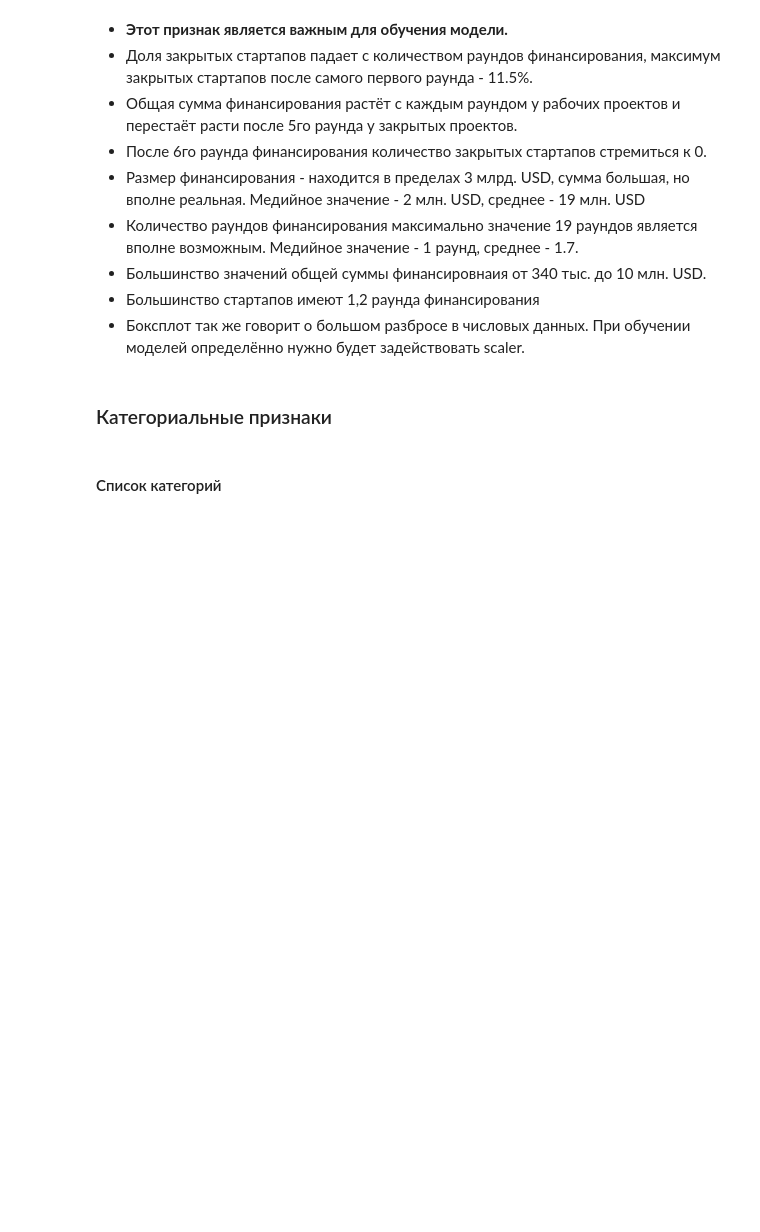
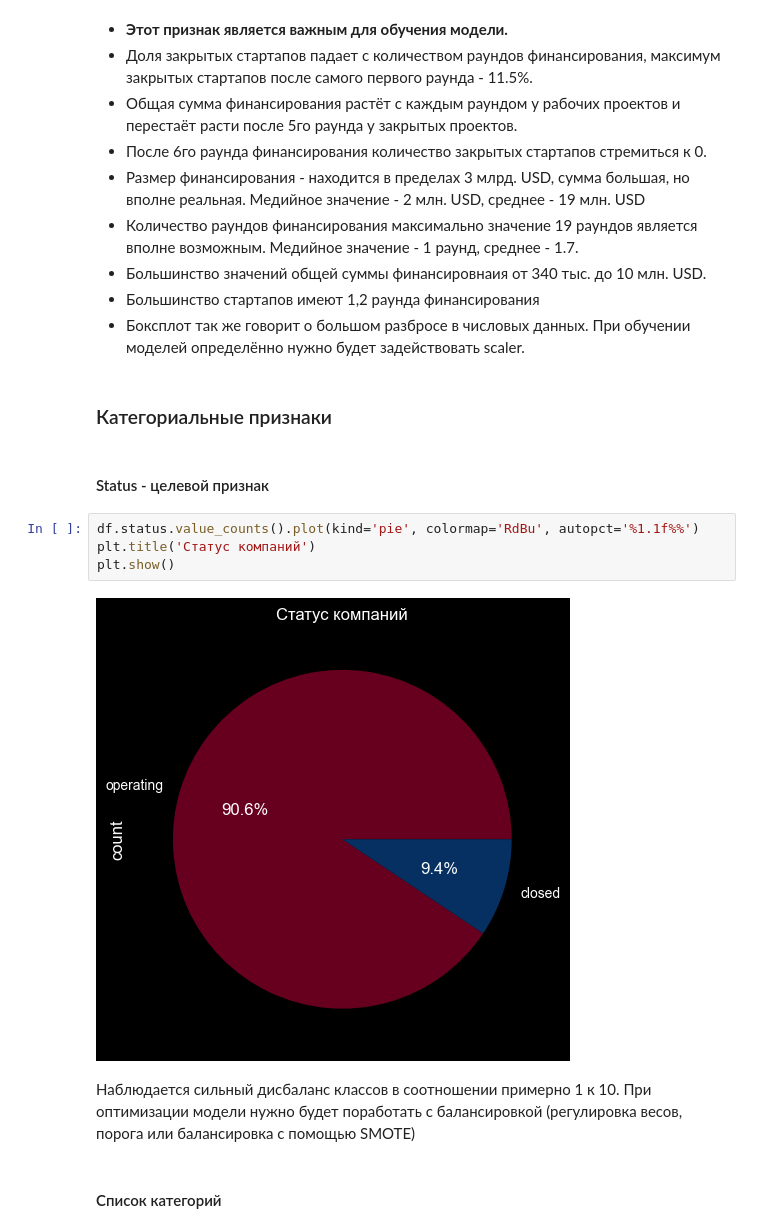
Before and after one commit to FedorSafonov/Predicting-the-success-of-startups, a Jupyter notebook: test.ipynb, the cells around one changed output. Saved outputs shown, nothing was run; the diff lists cells and outputs as text; blank space fills up the shorter version.

```diff
--- a/test.ipynb
+++ b/test.ipynb
@@ -327,6 +352,16 @@ con_data
 - Боксплот так же говорит о большом разбросе в числовых данных. При обучении моделей определённо нужно будет задействовать scaler.
 # %% [markdown]
 ### Категориальные признаки
+# %% [markdown]
+#### Status - целевой признак
+# %%
+df.status.value_counts().plot(kind='pie', colormap='RdBu', autopct='%1.1f%%')
+plt.title('Статус компаний')
+plt.show()
+# %% [output]
+[figure, added]
+# %% [markdown]
+Наблюдается сильный дисбаланс классов в соотношении примерно 1 к 10. При оптимизации модели нужно будет поработать с балансировкой (регулировка весов, порога или балансировка с помощью SMOTE)
 # %% [markdown]
 #### Список категорий
 # %% [markdown]
```
Also changed, not shown: parts of 27 cells of this notebook, 1 other file.
